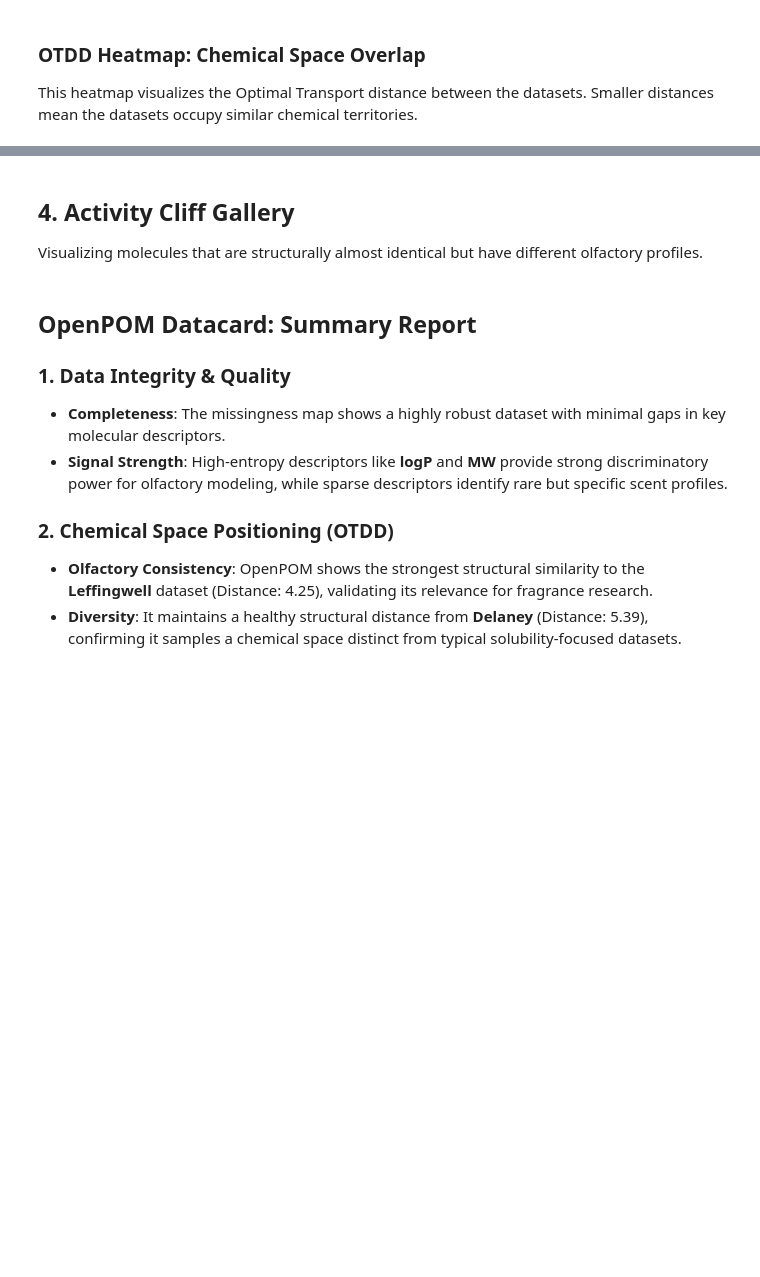
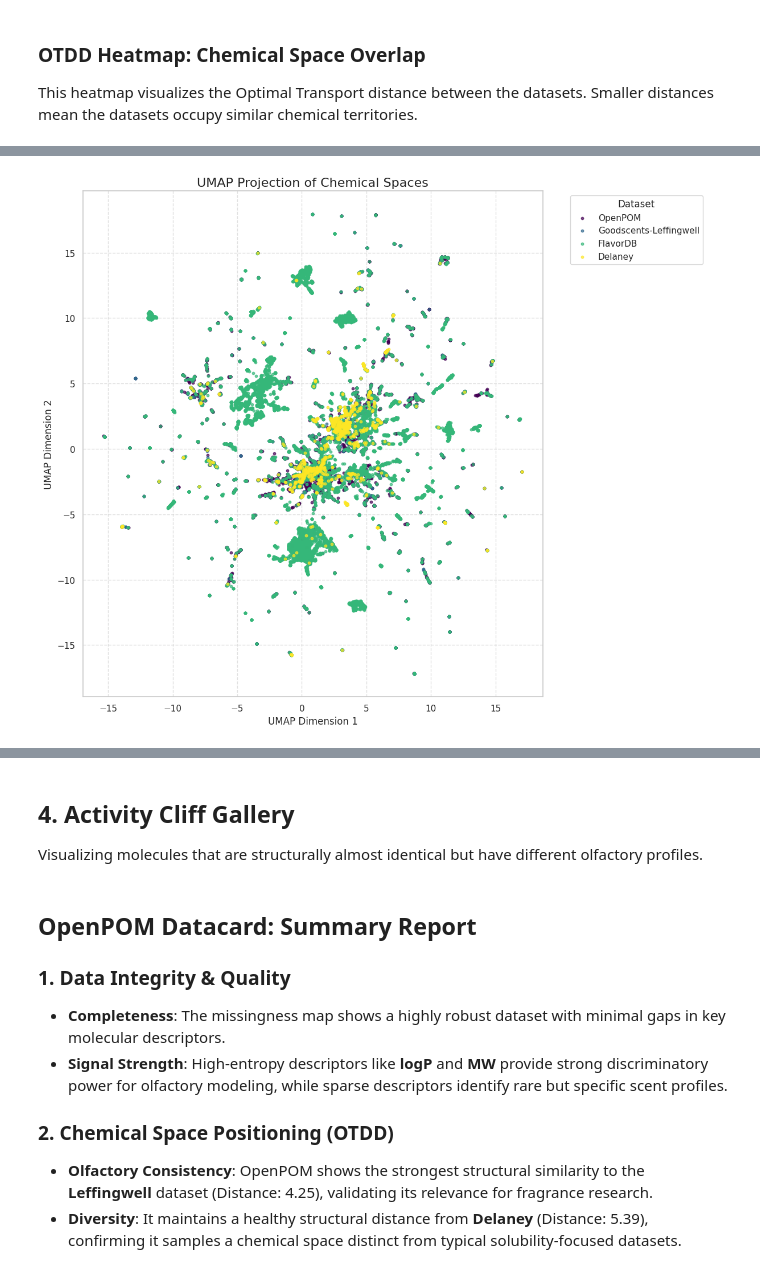
Before and after one commit to maeybeeh/olfactory-flavour-datasets-suds, a Jupyter notebook: notebooks/activitycliffs_openpom.ipynb, the cells around one changed output, grey strips where cells are left out. Saved outputs shown, nothing was run; the diff lists cells and outputs as text; code cells hidden in the pictures; blank space fills up the shorter version.

```diff
--- a/notebooks/activitycliffs_openpom.ipynb
+++ b/notebooks/activitycliffs_openpom.ipynb
@@ -181,0 +214,6 @@ else:
+# %%
+
+print("Calculating UMAP projection...")
+reducer = umap.UMAP(n_components=2, random_state=42)
+umap_embedding = reducer.fit_transform(combined_fp_vectors)
+print("UMAP projection complete.")
@@ -181,0 +233,31 @@ else:
+# %%
+
+plt.figure(figsize=(12, 10))
+
+unique_labels = list(dict.fromkeys(dataset_labels))
+colors = plt.cm.get_cmap('viridis', len(unique_labels))
+
+for i, label in enumerate(unique_labels):
+    indices = [j for j, l in enumerate(dataset_labels) if l == label]
+    plt.scatter(
+        umap_embedding[indices, 0],
+        umap_embedding[indices, 1],
+        label=label,
+        color=colors(i),
+        s=10,
+        alpha=0.7
+    )
+
+plt.title('UMAP Projection of Chemical Spaces', fontsize=16)
+plt.xlabel('UMAP Dimension 1', fontsize=12)
+plt.ylabel('UMAP Dimension 2', fontsize=12)
+plt.legend(title='Dataset', bbox_to_anchor=(1.05, 1), loc='upper left')
+plt.grid(True, linestyle='--', alpha=0.6)
+plt.tight_layout()
+plt.savefig('umap_projection.png')
+plt.show()
+
+from google.colab import files
+files.download('umap_projection.png')
+# %% [output]
+[figure, added]
```
Also changed, not shown: parts of 28 cells of this notebook, 1 other file.
